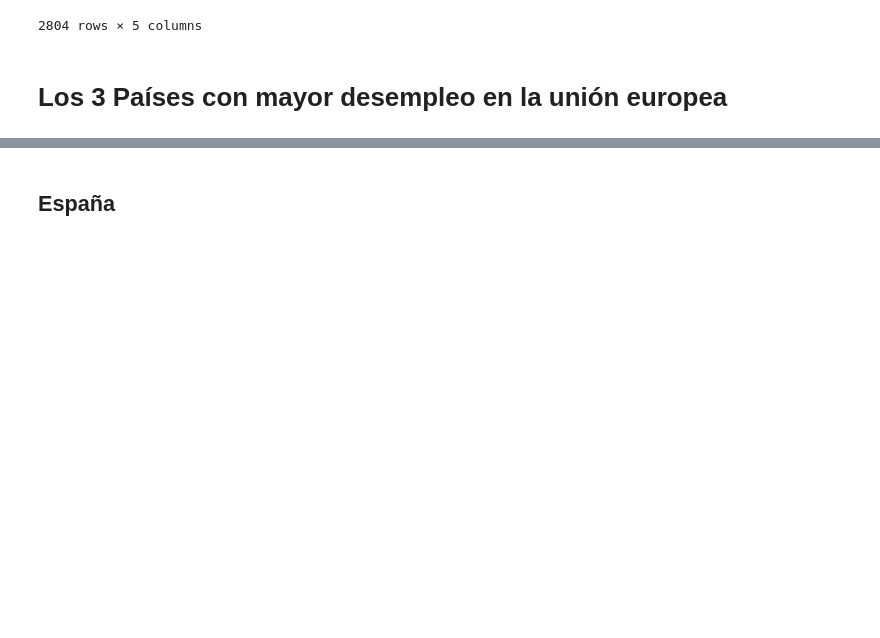
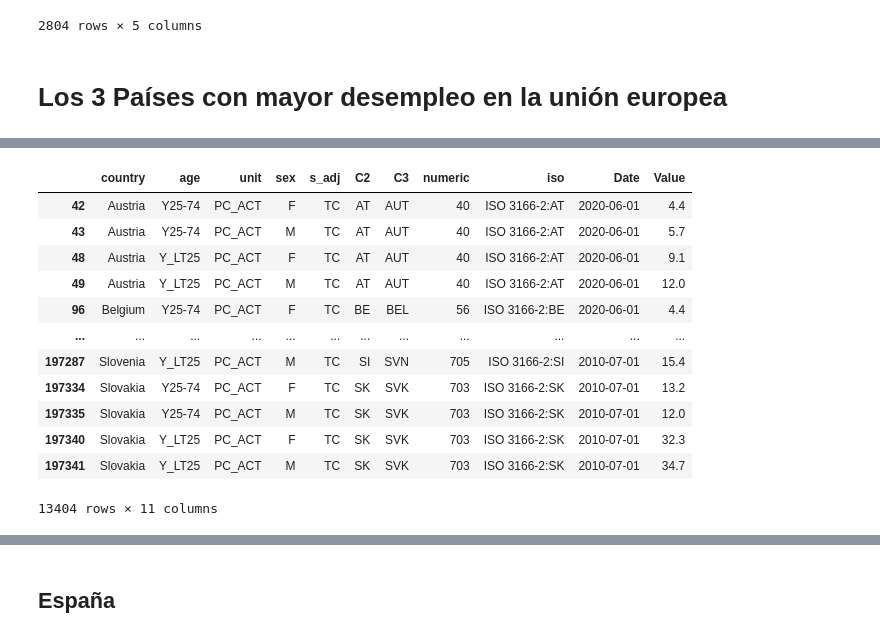
Before and after one commit to KevinDaniel-S/MachineLearning, a Jupyter notebook: Desempleo en la union europea/Unemployment_in_UE.ipynb, the cells around one changed output, grey strips where cells are left out. Cells and saved outputs as stored; diff of their text form; code cells hidden in the pictures; blank space fills up the shorter version.

```diff
--- a/Desempleo en la union europea/Unemployment_in_UE.ipynb
+++ b/Desempleo en la union europea/Unemployment_in_UE.ipynb
@@ -394,0 +452,19 @@ ax.set_ylabel("Porcentaje");
+# %%
+data_tr = data_tr[(data_tr["unit"]=='PC_ACT')&
+                  (data_tr["s_adj"]=='TC')&
+                  (data_tr["sex"]!='T')&
+                  (data_tr["age"]!='TOTAL')]
+# %% [output]
+|  | country | age | unit | sex | s_adj | C2 | C3 | numeric | iso | Date | Value |
+| 42 | Austria | Y25-74 | PC_ACT | F | TC | AT | AUT | 40 | ISO 3166-2:AT | 2020-06-01 | 4.4 |
+| 43 | Austria | Y25-74 | PC_ACT | M | TC | AT | AUT | 40 | ISO 3166-2:AT | 2020-06-01 | 5.7 |
+| 48 | Austria | Y_LT25 | PC_ACT | F | TC | AT | AUT | 40 | ISO 3166-2:AT | 2020-06-01 | 9.1 |
+| 49 | Austria | Y_LT25 | PC_ACT | M | TC | AT | AUT | 40 | ISO 3166-2:AT | 2020-06-01 | 12.0 |
+| 96 | Belgium | Y25-74 | PC_ACT | F | TC | BE | BEL | 56 | ISO 3166-2:BE | 2020-06-01 | 4.4 |
+| ... | ... | ... | ... | ... | ... | ... | ... | ... | ... | ... | ... |
+| 197287 | Slovenia | Y_LT25 | PC_ACT | M | TC | SI | SVN | 705 | ISO 3166-2:SI | 2010-07-01 | 15.4 |
+| 197334 | Slovakia | Y25-74 | PC_ACT | F | TC | SK | SVK | 703 | ISO 3166-2:SK | 2010-07-01 | 13.2 |
+| 197335 | Slovakia | Y25-74 | PC_ACT | M | TC | SK | SVK | 703 | ISO 3166-2:SK | 2010-07-01 | 12.0 |
+| 197340 | Slovakia | Y_LT25 | PC_ACT | F | TC | SK | SVK | 703 | ISO 3166-2:SK | 2010-07-01 | 32.3 |
+| 197341 | Slovakia | Y_LT25 | PC_ACT | M | TC | SK | SVK | 703 | ISO 3166-2:SK | 2010-07-01 | 34.7 |
+13404 rows × 11 columns
```
Also changed, not shown: parts of 58 cells of this notebook, 44 other files.
